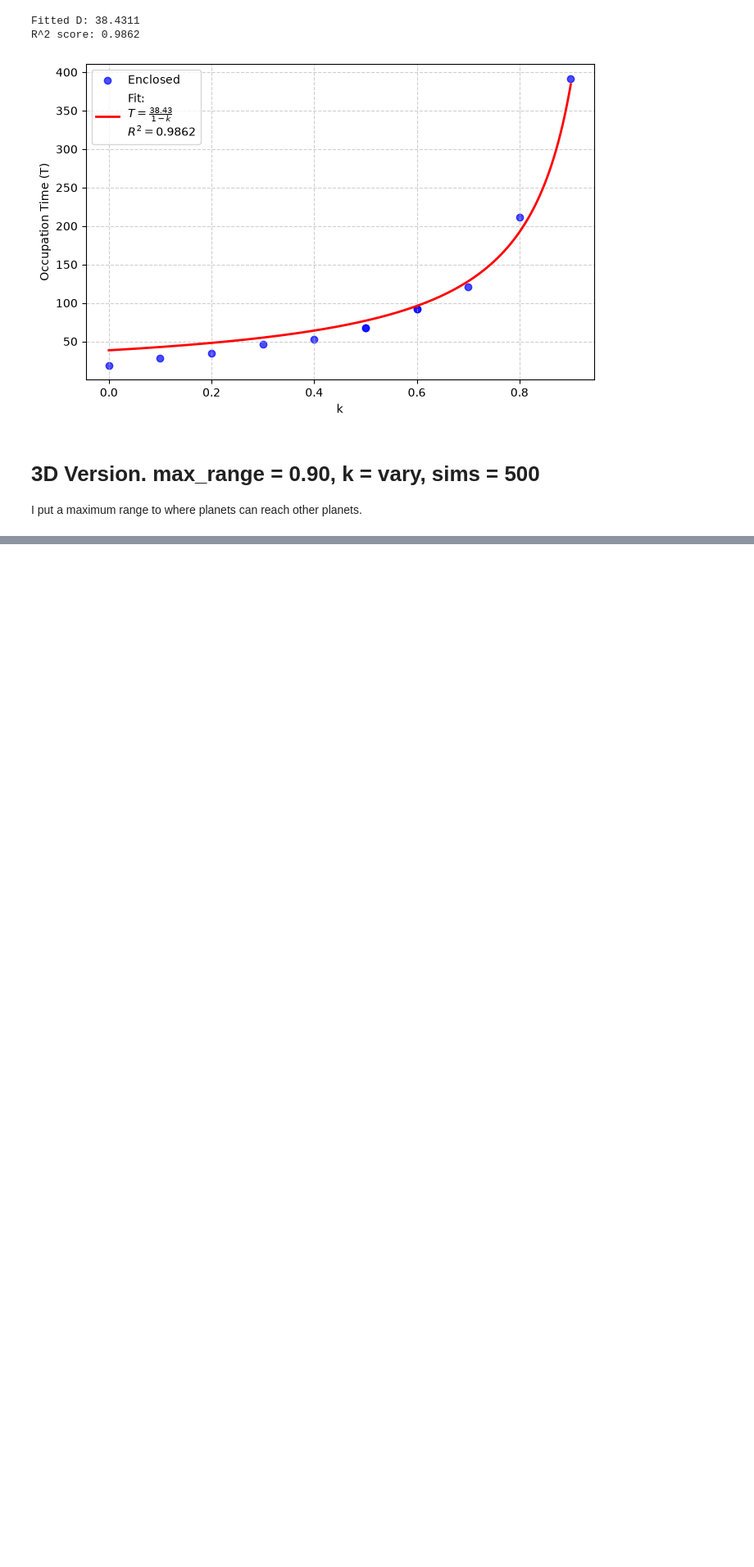
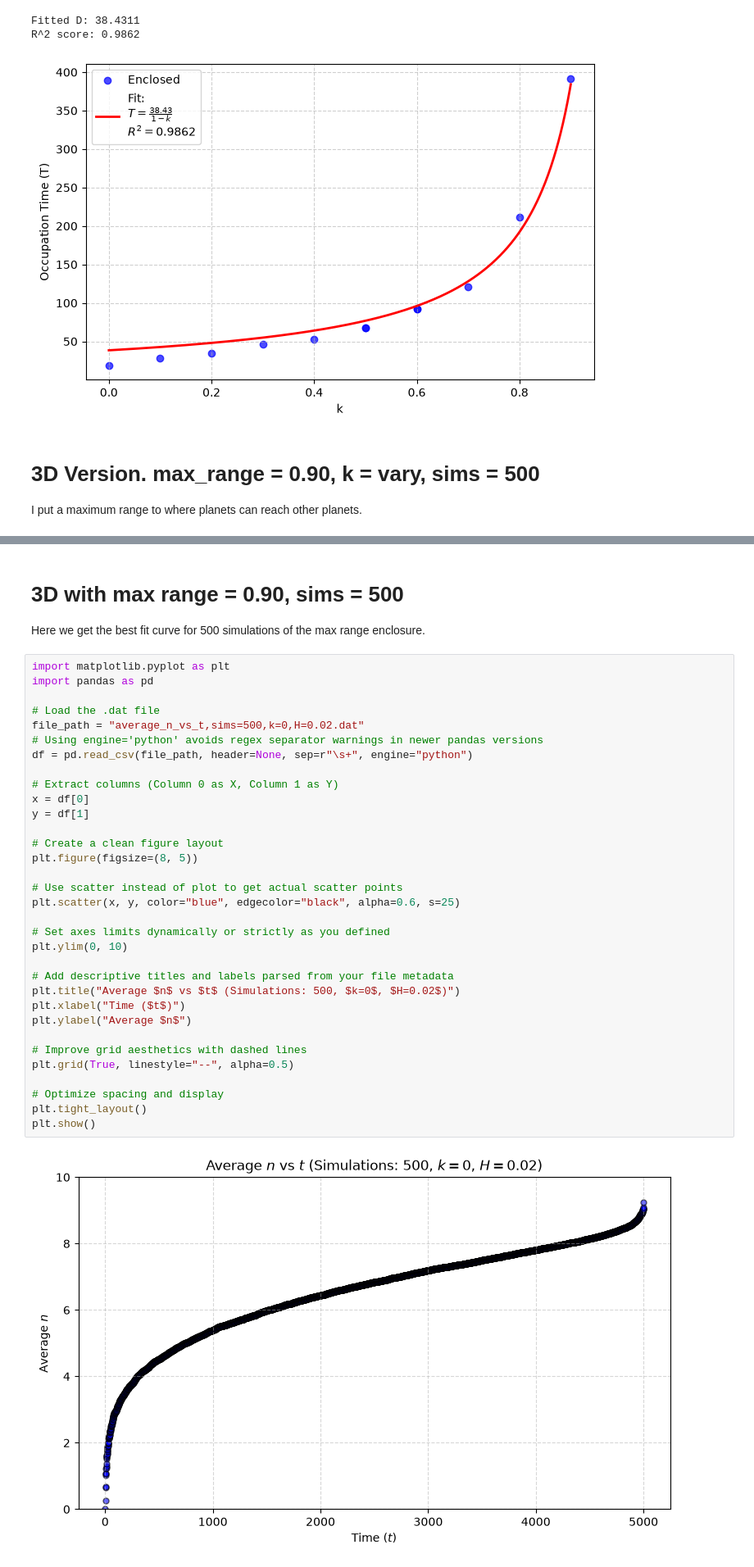
Before and after one commit to xyJohnxy/percolation-, a Jupyter notebook: best_fit_curves.ipynb, the cells around one changed output, grey strips where cells are left out. Shown at 82% size. Cells and saved outputs as stored; diff of their text form; blank space fills up the shorter version.

```diff
--- a/best_fit_curves.ipynb
+++ b/best_fit_curves.ipynb
@@ -379,3 +382,41 @@ R^2 = 0.9932
 D = 10.2439, beta = 0.5707, gamma = 1.3884
 R^2 = 0.9999
 [figure]
+# %% [markdown]
+# 3D with max range = 0.90, sims = 500
+Here we get the best fit curve for 500 simulations of the max range enclosure.
+# %%
+import matplotlib.pyplot as plt
+import pandas as pd
+
+# Load the .dat file
+file_path = "average_n_vs_t,sims=500,k=0,H=0.02.dat"
+# Using engine='python' avoids regex separator warnings in newer pandas versions
+df = pd.read_csv(file_path, header=None, sep=r"\s+", engine="python")
+
+# Extract columns (Column 0 as X, Column 1 as Y)
+x = df[0]
+y = df[1]
+
+# Create a clean figure layout
+plt.figure(figsize=(8, 5))
+
+# Use scatter instead of plot to get actual scatter points
+plt.scatter(x, y, color="blue", edgecolor="black", alpha=0.6, s=25)
+
+# Set axes limits dynamically or strictly as you defined
+plt.ylim(0, 10)
+
+# Add descriptive titles and labels parsed from your file metadata
+plt.title("Average $n$ vs $t$ (Simulations: 500, $k=0$, $H=0.02$)")
+plt.xlabel("Time ($t$)")
+plt.ylabel("Average $n$")
+
+# Improve grid aesthetics with dashed lines
+plt.grid(True, linestyle="--", alpha=0.5)
+
+# Optimize spacing and display
+plt.tight_layout()
+plt.show()
+# %% [output]
+[figure, added]
```
Also changed, not shown: parts of 4 cells of this notebook.
